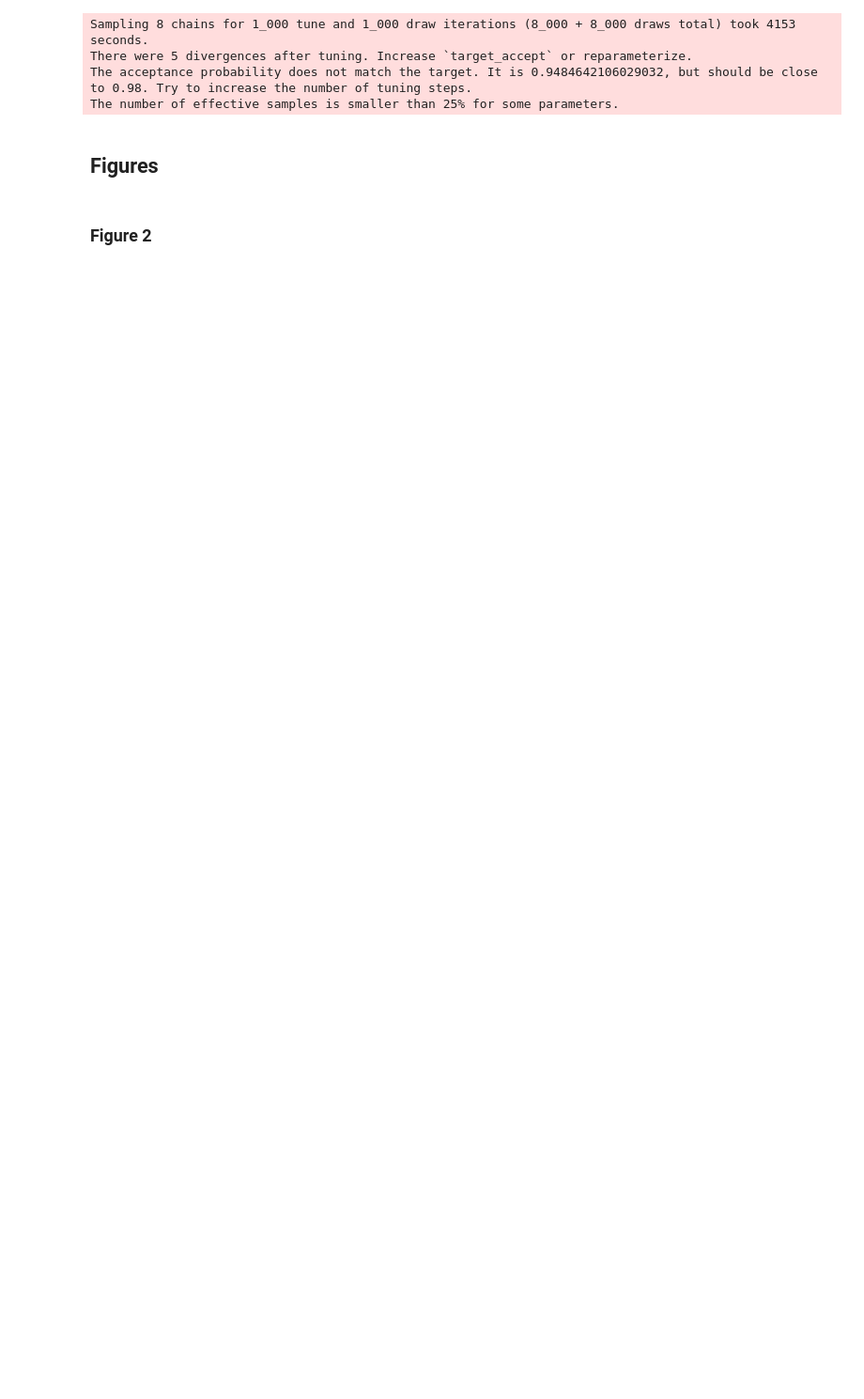
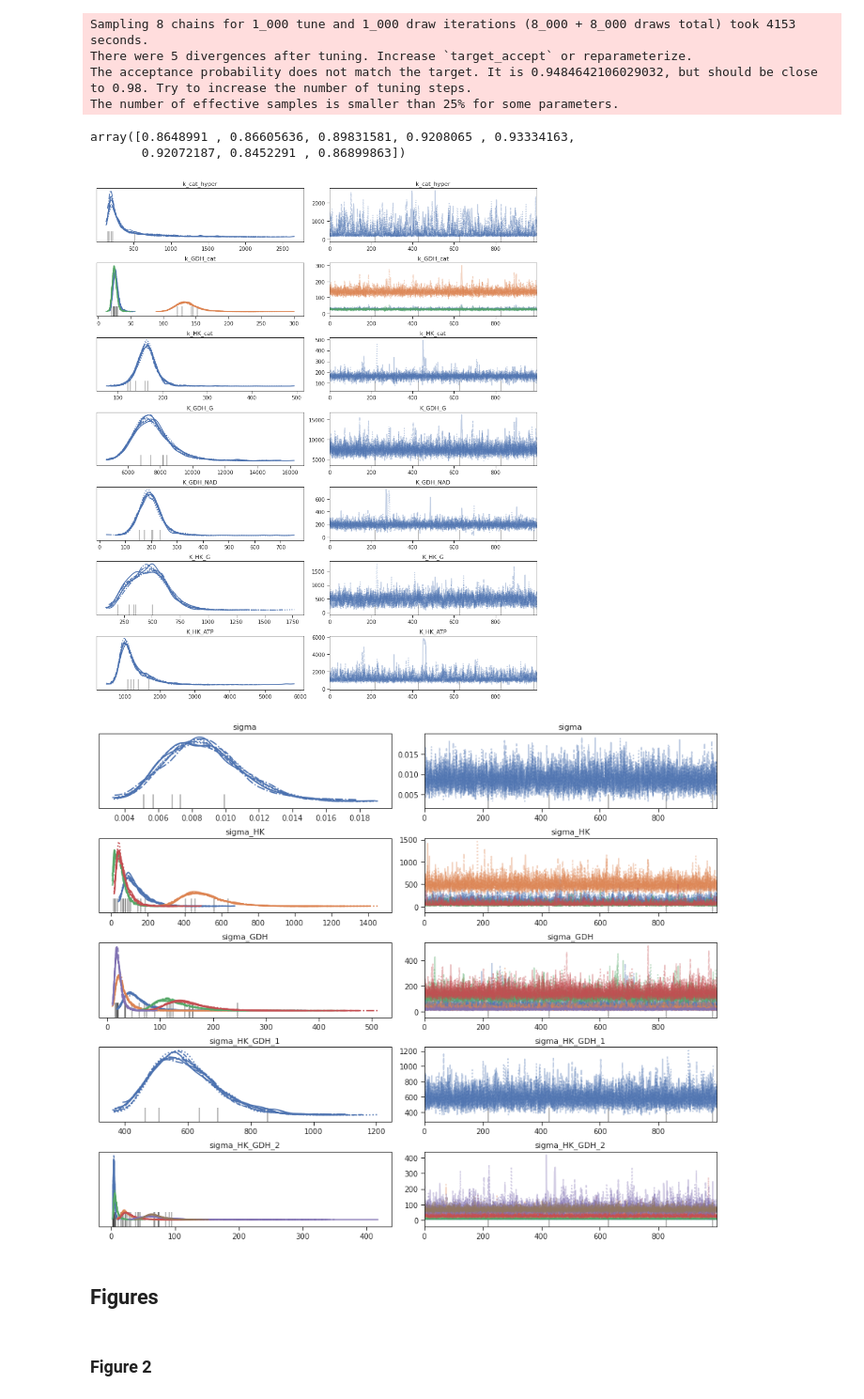
Before and after one commit to huckgroup/Bayesian-enzymatic-networks_manuscript_2022, a Jupyter notebook: notebooks/fig_datafusion.ipynb, the cells around one changed output. Shown at 94% size. Saved outputs shown, nothing was run; the diff lists cells and outputs as text; code cells hidden in the pictures; blank space fills up the shorter version.

```diff
--- a/notebooks/fig_datafusion.ipynb
+++ b/notebooks/fig_datafusion.ipynb
@@ -538,9 +538,9 @@ There were 5 divergences after tuning. Increase `target_accept` or reparameteriz
 The acceptance probability does not match the target. It is 0.9484642106029032, but should be close to 0.98. Try to increase the number of tuning steps.
 The number of effective samples is smaller than 25% for some parameters.
 # %%
-idata_4exp = az.from_netcdf("idata_4exp.nc")
-idata_6exp = az.from_netcdf("idata_6exp.nc")
-idata_16exp = az.from_netcdf("idata_16exp.nc")
+idata_4exp = az.from_netcdf("idata/idata_4exp.nc")
+idata_6exp = az.from_netcdf("idata/idata_6exp.nc")
+idata_16exp = az.from_netcdf("idata/idata_16exp.nc")
 
 posterior_4exp_df = idata_4exp.to_dataframe(['posterior'], include_coords=False)
 posterior_6exp_df = idata_6exp.to_dataframe(['posterior'], include_coords=False)
@@ -548,3 +560,17 @@ posterior_16exp_df = idata_16exp.to_dataframe(['posterior'], include_coords=Fals
+# %%
+az.bfmi(idata_16exp)
+# %% [output]
+array([0.8648991 , 0.86605636, 0.89831581, 0.9208065 , 0.93334163,
+       0.92072187, 0.8452291 , 0.86899863])
+# %%
+az.plot_trace(idata_16exp, var_names=["~sigma"], filter_vars='like')
+plt.tight_layout()
+
+az.plot_trace(idata_16exp, var_names=['sigma'], filter_vars='like')
+plt.tight_layout()
+# %% [output]
+[figure, added]
+[figure, added]
 # %% [markdown]
 ## Figures
 # %% [markdown]
```
Also changed, not shown: parts of 6 cells of this notebook, 2 other files.
